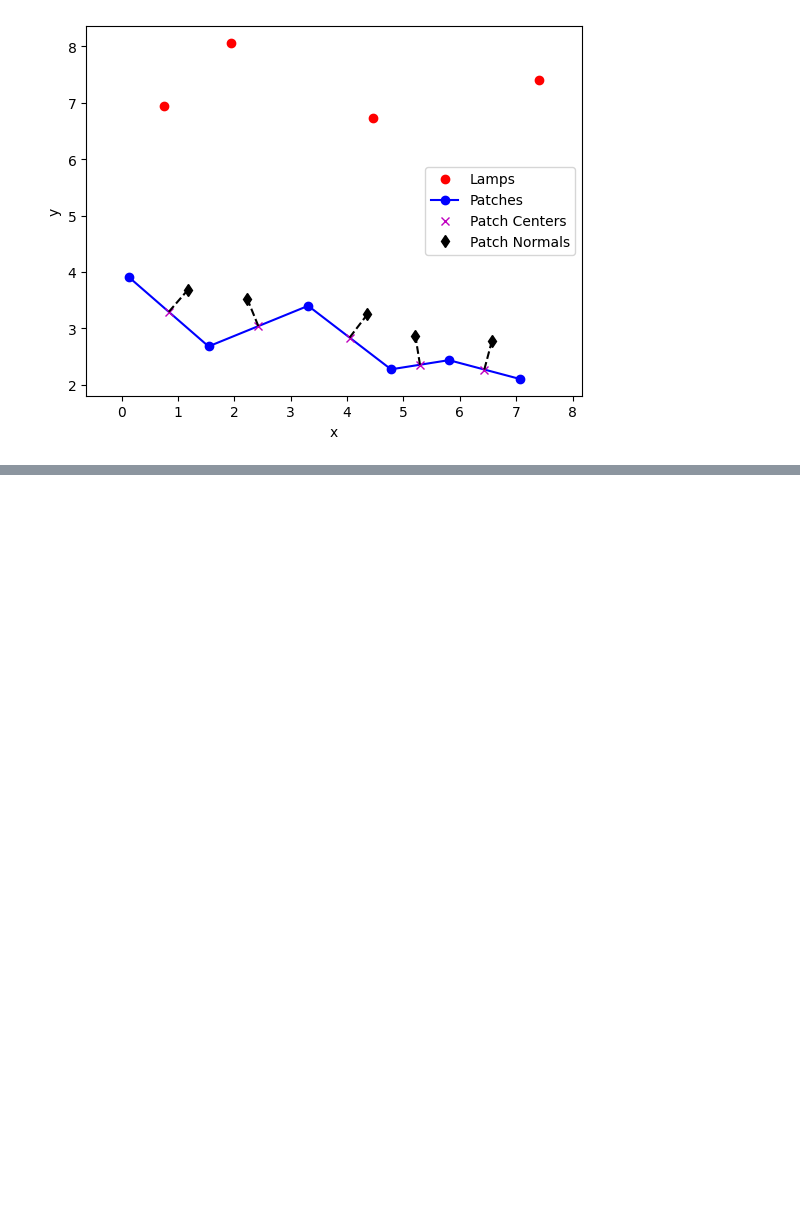
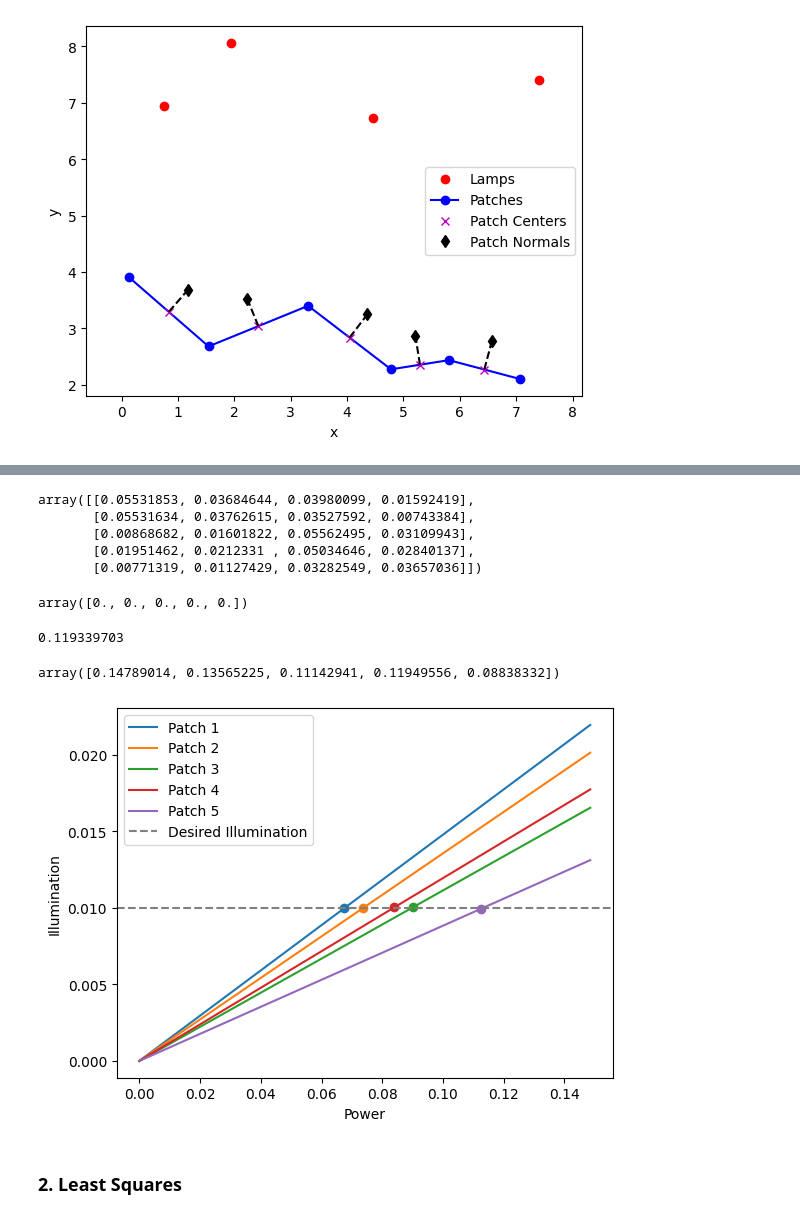
Before and after one commit to felypemaciel/lamps, a Jupyter notebook: lamps.ipynb, the cells around one changed output, grey strips where cells are left out. Drawn from its saved outputs; the diff is of its cells as text; code cells hidden in the pictures; blank space fills up the shorter version.

```diff
--- a/lamps.ipynb
+++ b/lamps.ipynb
@@ -106,0 +113,46 @@ illumCoeff = radDist ** (-2) * np.maximum(np.cos(angShift), 0)
+# %%
+illumCoeff
+# %% [output]
+array([[0.05531853, 0.03684644, 0.03980099, 0.01592419],
+       [0.05531634, 0.03762615, 0.03527592, 0.00743384],
+       [0.00868682, 0.01601822, 0.05562495, 0.03109943],
+       [0.01951462, 0.0212331 , 0.05034646, 0.02840137],
+       [0.00771319, 0.01127429, 0.03282549, 0.03657036]])
+# %%
+np.sum(illumCoeff*0, axis=1)
+# %% [output]
+array([0., 0., 0., 0., 0.])
+# %%
+sum([0.01592419, 0.00743384, 0.031009943, 0.02840137, 0.03657036])
+# %% [output]
+0.119339703
+# %%
+np.sum(illumCoeff, axis=1)
+# %% [output]
+array([0.14789014, 0.13565225, 0.11142941, 0.11949556, 0.08838332])
+# %%
+P = np.arange(0, 0.15, 0.15/100)
+currillum = np.zeros((len(P), numPatches))
+
+for i in range(0, len(P)):
+    for k in range(numPatches):
+        currillum[i,:] = np.sum(illumCoeff*P[i], axis=1)
+# %%
+for i in range(5):
+    plt.plot(P, currillum[:,i], label=f'Patch {i+1}')
+
+    idx = np.where(np.isclose(currillum[:, i], desiredillum, atol=6e-5))[0]
+
+    plt.scatter(P[idx], currillum[idx, i], marker='o')
+
+plt.axhline(y=desiredillum, color='gray', linestyle='--', linewidth=1.5, label='Desired Illumination')
+
+plt.xlabel('Power')
+plt.ylabel('Illumination')
+plt.legend()
+
+plt.show()
+# %% [output]
+[figure, added]
+# %% [markdown]
+### **2. Least Squares**
```
Also changed, not shown: parts of 13 cells of this notebook, 1 other file.
